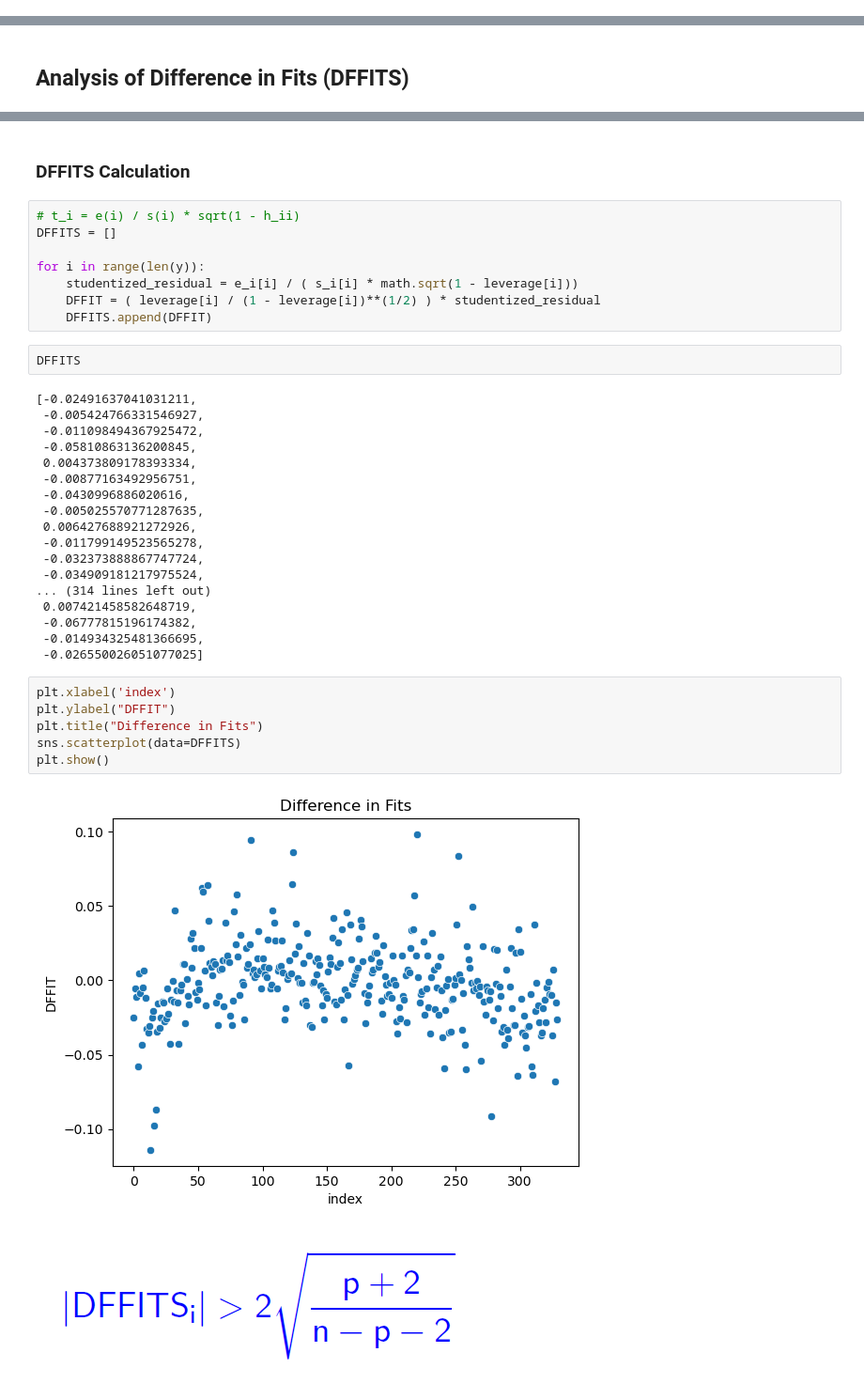
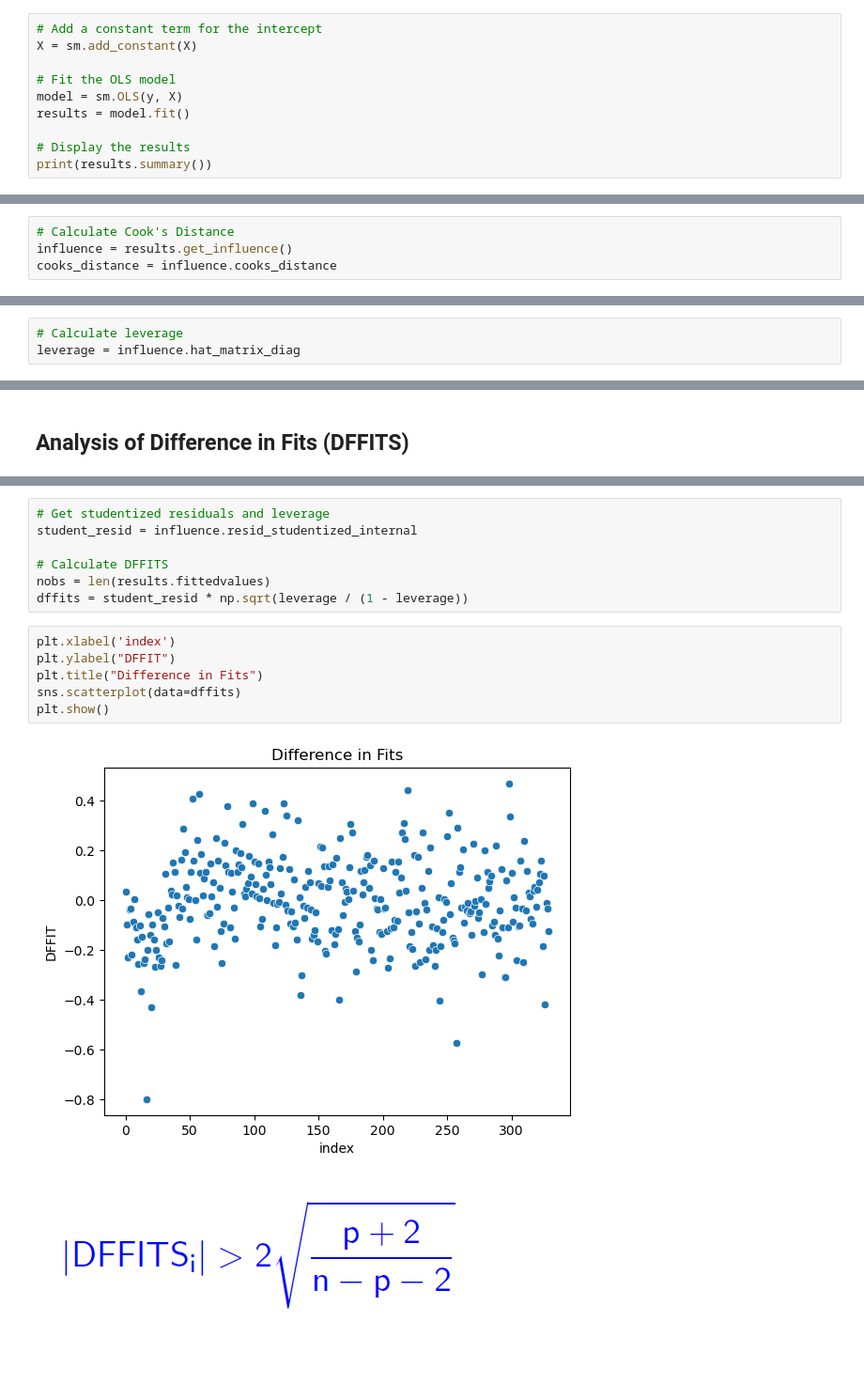
Before and after one commit to dlleonardo/lasso-regression-on-ozone-dataset, a Jupyter notebook: lasso_regression_analysis_on_ozone_dataset.ipynb, the cells around one changed output, grey strips where cells are left out. Shown at 94% size. Drawn from its saved outputs; the diff is of its cells as text; blank space fills up the shorter version.

```diff
--- a/lasso_regression_analysis_on_ozone_dataset.ipynb
+++ b/lasso_regression_analysis_on_ozone_dataset.ipynb
@@ -176,0 +180,10 @@ Selected Features: Index(['humidity', 'temp', 'ibh', 'ibt', 'vis'], dtype='objec
+# %%
+# Add a constant term for the intercept
+X = sm.add_constant(X)
+
+# Fit the OLS model
+model = sm.OLS(y, X)
+results = model.fit()
+
+# Display the results
+print(results.summary())
@@ -176,0 +221,4 @@ Selected Features: Index(['humidity', 'temp', 'ibh', 'ibt', 'vis'], dtype='objec
+# %%
+# Calculate Cook's Distance
+influence = results.get_influence()
+cooks_distance = influence.cooks_distance
@@ -209,3 +294,6 @@ array([0.02939903, 0.03102188, 0.02598434, 0.05577916, 0.04681848,
+# %%
+# Calculate leverage
+leverage = influence.hat_matrix_diag
 # %% [markdown]
 ### Plot of leverages points (hat-values)
 # %%
@@ -416,41 +353,18 @@ for i in range(len(y)):
-# %% [markdown]
-### DFFITS Calculation
-# %%
-# t_i = e(i) / s(i) * sqrt(1 - h_ii)
-DFFITS = []
-
-for i in range(len(y)):
-    studentized_residual = e_i[i] / ( s_i[i] * math.sqrt(1 - leverage[i]))
-    DFFIT = ( leverage[i] / (1 - leverage[i])**(1/2) ) * studentized_residual
-    DFFITS.append(DFFIT)
-# %%
-DFFITS
-# %% [output]
-[-0.02491637041031211,
- -0.005424766331546927,
- -0.011098494367925472,
- -0.05810863136200845,
- 0.004373809178393334,
- -0.00877163492956751,
- -0.0430996886020616,
- -0.005025570771287635,
- 0.006427688921272926,
- -0.011799149523565278,
- -0.032373888867747724,
- -0.034909181217975524,
-... (314 lines left out)
- 0.007421458582648719,
- -0.06777815196174382,
- -0.014934325481366695,
- -0.026550026051077025]
+# %%
+# Get studentized residuals and leverage
+student_resid = influence.resid_studentized_internal
+
+# Calculate DFFITS
+nobs = len(results.fittedvalues)
+dffits = student_resid * np.sqrt(leverage / (1 - leverage))
 # %%
 plt.xlabel('index')
 plt.ylabel("DFFIT")
 plt.title("Difference in Fits")
-sns.scatterplot(data=DFFITS)
+sns.scatterplot(data=dffits)
 plt.show()
 # %% [output]
-[figure, old version]
+[figure, new version]
 # %% [markdown]
 ![image.png](attachment:image.png)
 # %% [markdown]
```
Also changed, not shown: parts of 44 cells of this notebook.
